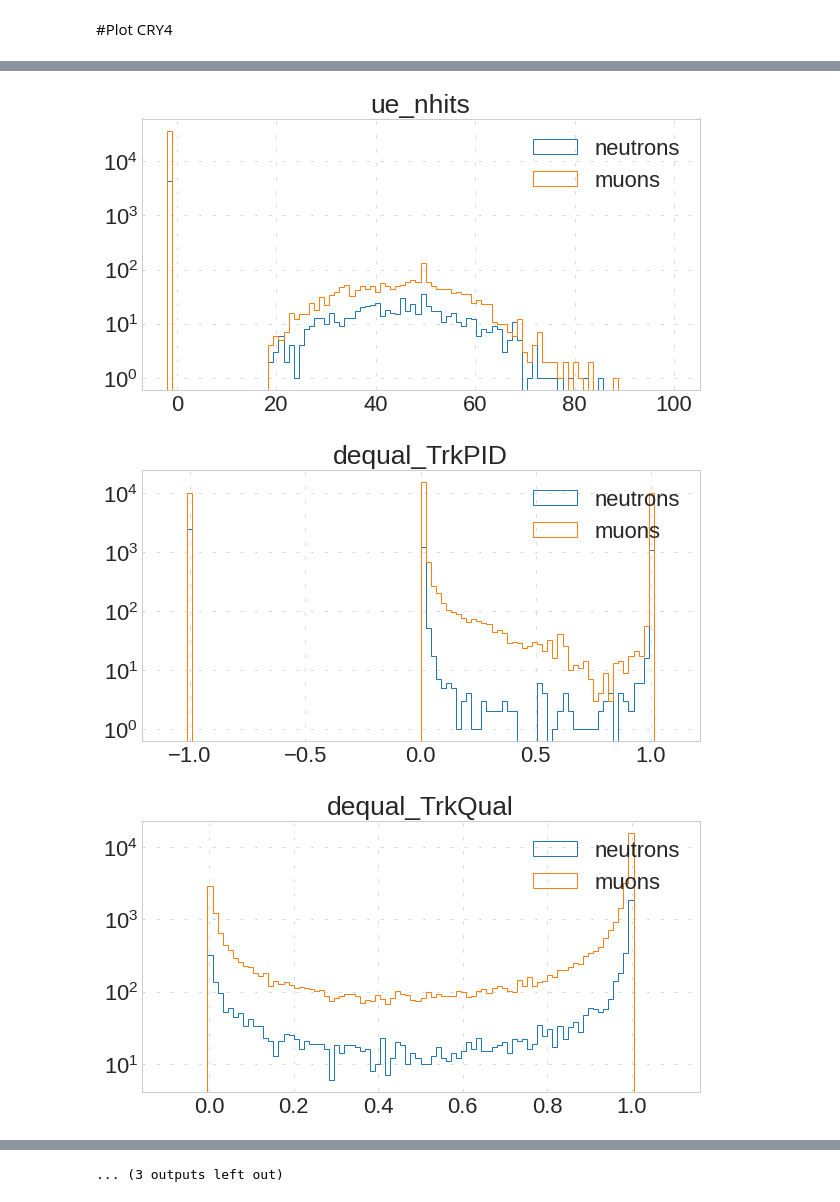
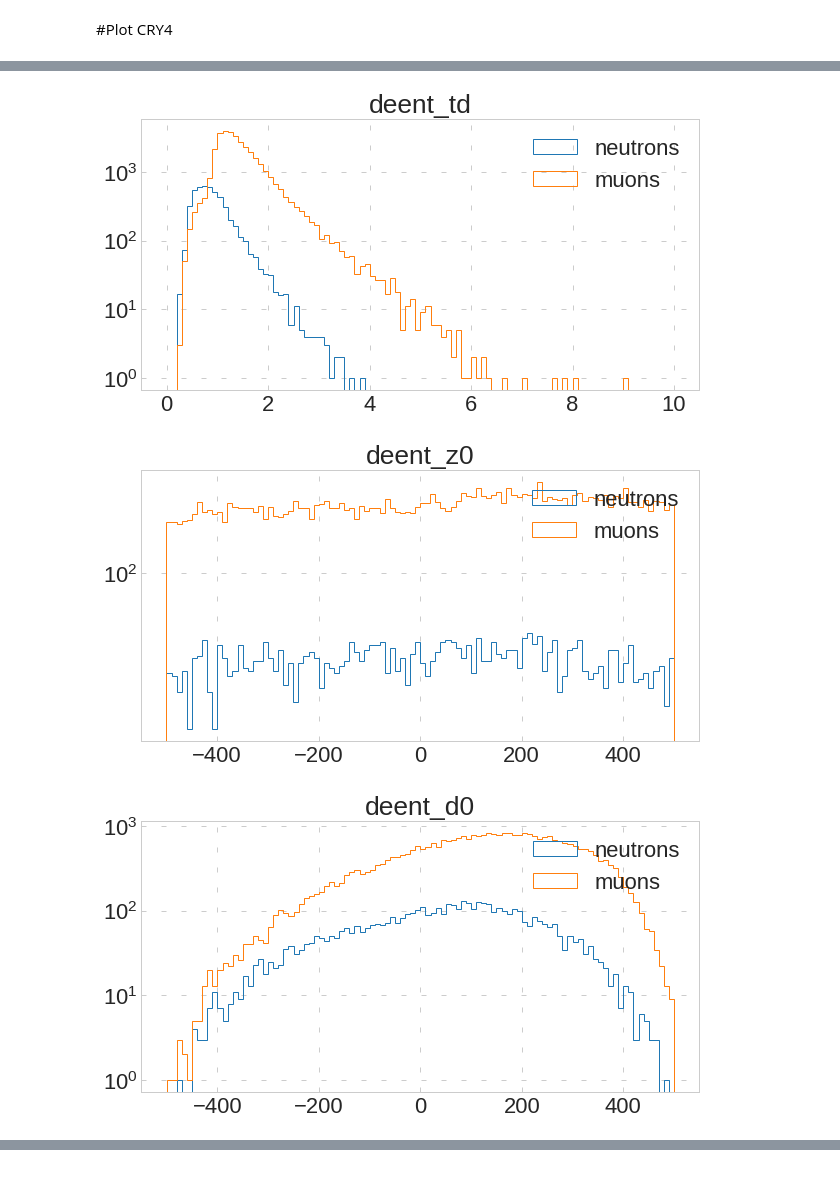
Before and after one commit to oksuzian/Mu2eANL, a Jupyter notebook: CosmicNeutrons/Neutrons_vs_muons.ipynb, the cells around one changed output, grey strips where cells are left out. Drawn from its saved outputs; the diff is of its cells as text; code cells hidden in the pictures.

```diff
--- a/CosmicNeutrons/Neutrons_vs_muons.ipynb
+++ b/CosmicNeutrons/Neutrons_vs_muons.ipynb
@@ -57,7 +39,7 @@ Successfully installed certifi-2021.10.8 charset-normalizer-2.0.10 idna-3.3 mu2e
 # %%
 plt.style.use('seaborn-whitegrid')
 plt.rcParams["grid.linestyle"] = (5,15)
-plt.rcParams["grid.linewidth"] = 0.7
+plt.rcParams["grid.linewidth"] = 1.0
 plt.rcParams["figure.figsize"] = (10,5)
 plt.rcParams.update({'font.size': 22})
 # %% [markdown]
@@ -67,4 +46,0 @@ var_dict = utils.getVarList('all')
-# %%
-for var in var_dict.keys():
-  print(var)
-  print(var_dict[var])
@@ -90,13 +48,13 @@ deent_d0_om
 try:
     dfCRY4
 except NameError:
-    dfCRY4 = pd.read_hdf(main_path + "root_files_cry4/cry4df.h5").query('(lyield==15000)')
+    dfCRY4 = pd.read_hdf(main_path + "root_files_cry4/cry4df.h5").query('(lyield==17000)')
 # %%
-
-
-vars = ['dequal_TrkPID', 'deent_td']
+var_dict = utils.getVarList('all')
 
 for var in var_dict.keys():
+  if "crvinfo" in var:
+    continue
   plt.figure()
   plt.title(var)
   plt.hist(dfCRY4.query('demcgen_pdg==2112  & crvinfo__timeWindowStart<0')[var], bins=100, range=var_dict[var], histtype='step', label='neutrons');
@@ -111,3 +69,3 @@ for var in var_dict.keys():
-[figure, old version]
+[figure, new version]
-[figure, old version]
+[figure, new version]
-[figure, old version]
+[figure, new version]
@@ -119 +74,0 @@ for var in var_dict.keys():
-... (3 outputs left out)
```
Also changed, not shown: parts of 6 cells of this notebook.
